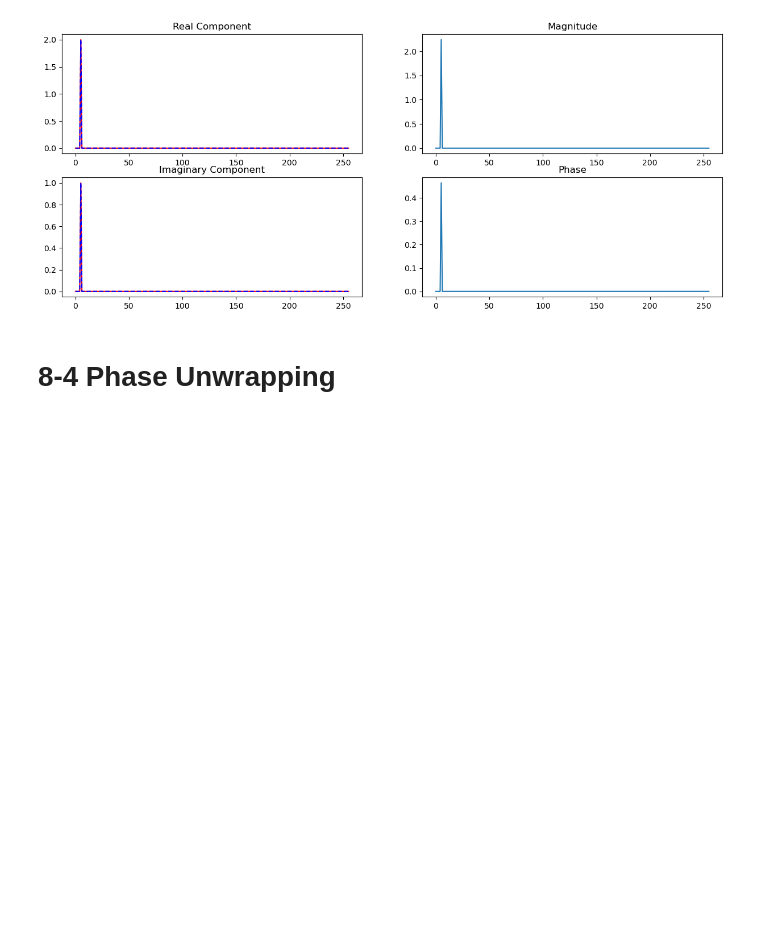
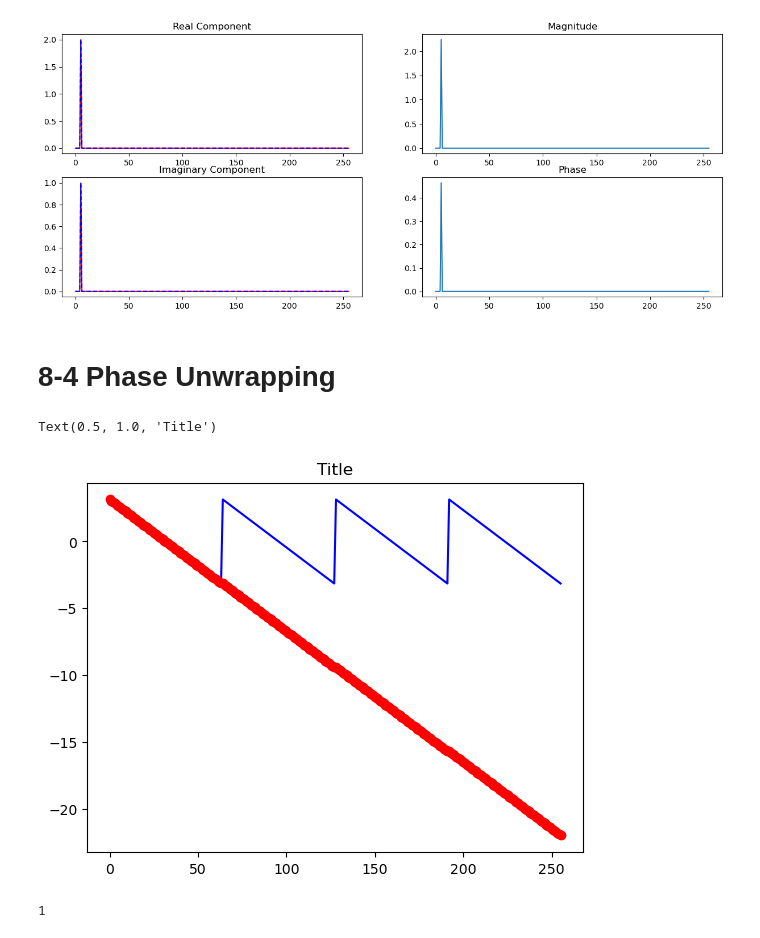
Before and after one commit to ujkam/sciengguidedsp_py, a Jupyter notebook: All_Chapters.ipynb, the cells around one changed output. Saved outputs shown, nothing was run; the diff lists cells and outputs as text; code cells hidden in the pictures; blank space fills up the shorter version.

```diff
--- a/All_Chapters.ipynb
+++ b/All_Chapters.ipynb
@@ -281,14 +281,24 @@ plt.show()
 # %% [markdown]
 # 8-4 Phase Unwrapping
 # %%
-#I have not been able to get this working.  I'm not sure if the algorithm is incorrect, or it only works for certain types of phase signals?
 pi = 3.14159265
 #Create sample data with a jagged appearance similar to figure 8-12 in the textbook
-phase = np.concatenate([np.linspace(pi,-pi,32)]*8)
+phase = np.concatenate([np.linspace(pi,-pi,64)]*4)
 uwphase = [0] * 256
 
 #uwphase[0] = 0.  This is in the original BASIC code, but it's not needed since the entire list is initialized to 0.
 
-for k in range(1, len(phase)):
-    c = (uwphase[k-1] - phase[k]) / (2 * pi)
+for k in range(0, len(phase)):
+    #CINT does slightly different things in different versions of basic, but it seems like the reason the original code used it is to round the value to an integer.
+    c = round((uwphase[k-1] - phase[k]) / (2 * pi))
     uwphase[k] = phase[k] + c*2*pi
+# %%
+py.plot(range(256), phase, 'b', range(256), uwphase,'r-o',)
+plt.title('Title')
+# %% [output]
+Text(0.5, 1.0, 'Title')
+[figure, added]
+# %%
+round(0.55)
+# %% [output]
+1
```
Also changed, not shown: parts of 1 cell of this notebook.
